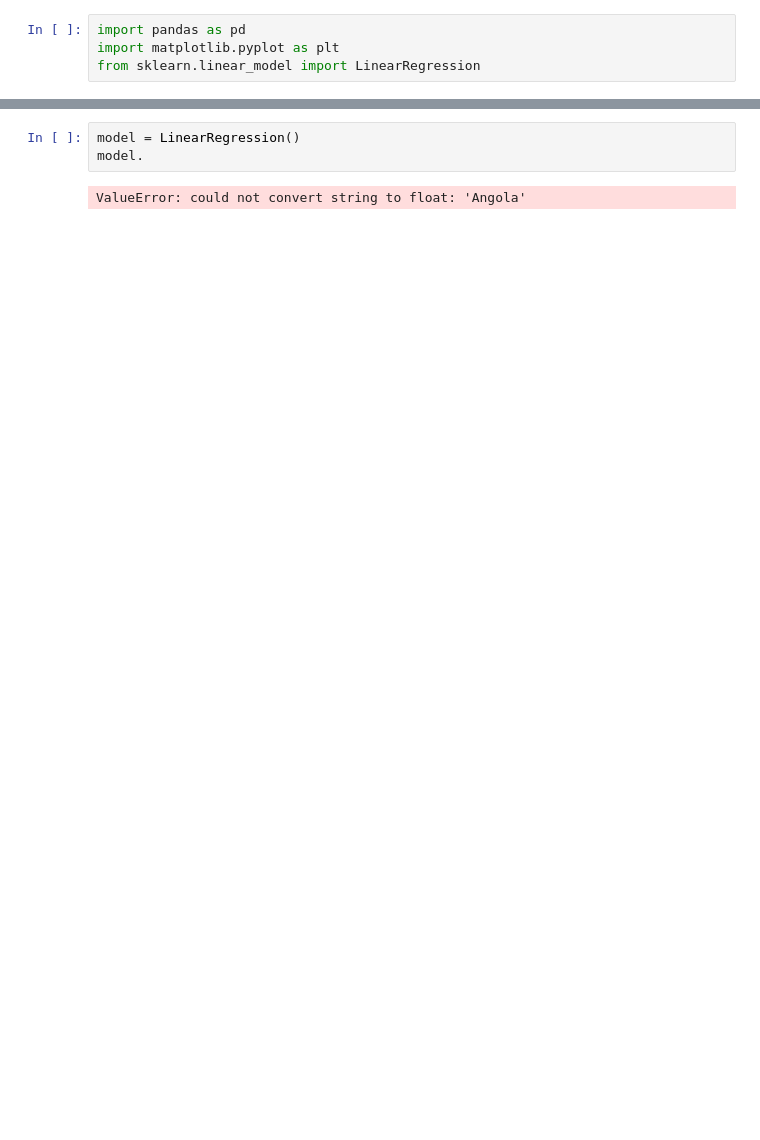
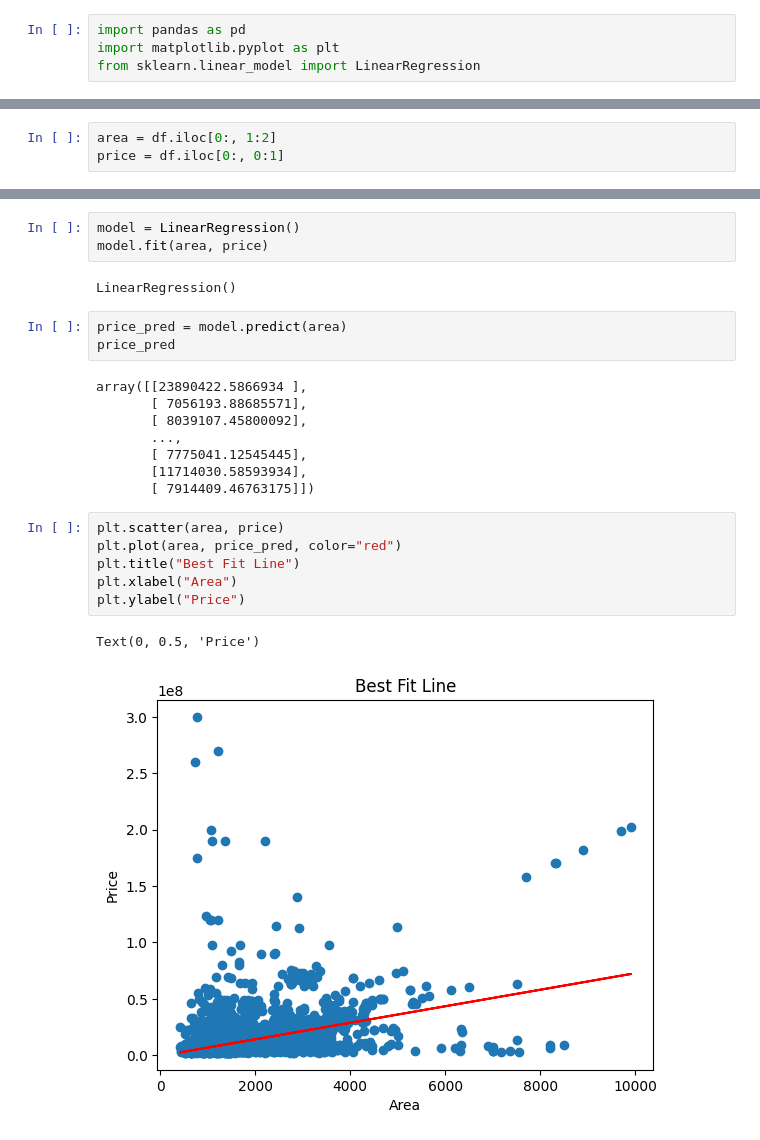
Before and after one commit to HarshRaj2717/Python-Projects, a Jupyter notebook: EDA on Banglore house pricing dataset/main.ipynb, the cells around one changed output, grey strips where cells are left out. Saved outputs shown, nothing was run; the diff lists cells and outputs as text; blank space fills up the shorter version.

```diff
--- a/EDA on Banglore house pricing dataset/main.ipynb
+++ b/EDA on Banglore house pricing dataset/main.ipynb
@@ -97,0 +50,3 @@ y
+# %%
+area = df.iloc[0:, 1:2]
+price = df.iloc[0:, 0:1]
@@ -98,5 +85,25 @@ y
 # %%
 model = LinearRegression()
-model.
+model.fit(area, price)
 # %% [output]
-ValueError: could not convert string to float: 'Angola'
+LinearRegression()
+# %%
+price_pred = model.predict(area)
+price_pred
+# %% [output]
+array([[23890422.5866934 ],
+       [ 7056193.88685571],
+       [ 8039107.45800092],
+       ...,
+       [ 7775041.12545445],
+       [11714030.58593934],
+       [ 7914409.46763175]])
+# %%
+plt.scatter(area, price)
+plt.plot(area, price_pred, color="red")
+plt.title("Best Fit Line")
+plt.xlabel("Area")
+plt.ylabel("Price")
+# %% [output]
+Text(0, 0.5, 'Price')
+[figure, added]
```
Also changed, not shown: parts of 8 cells of this notebook.
